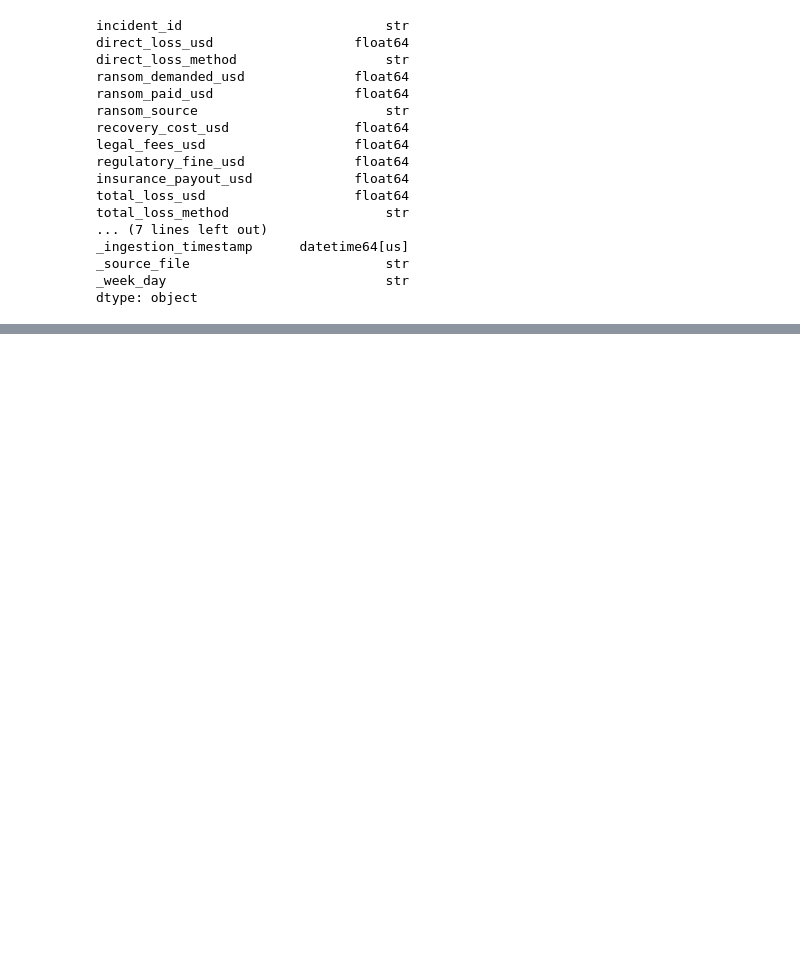
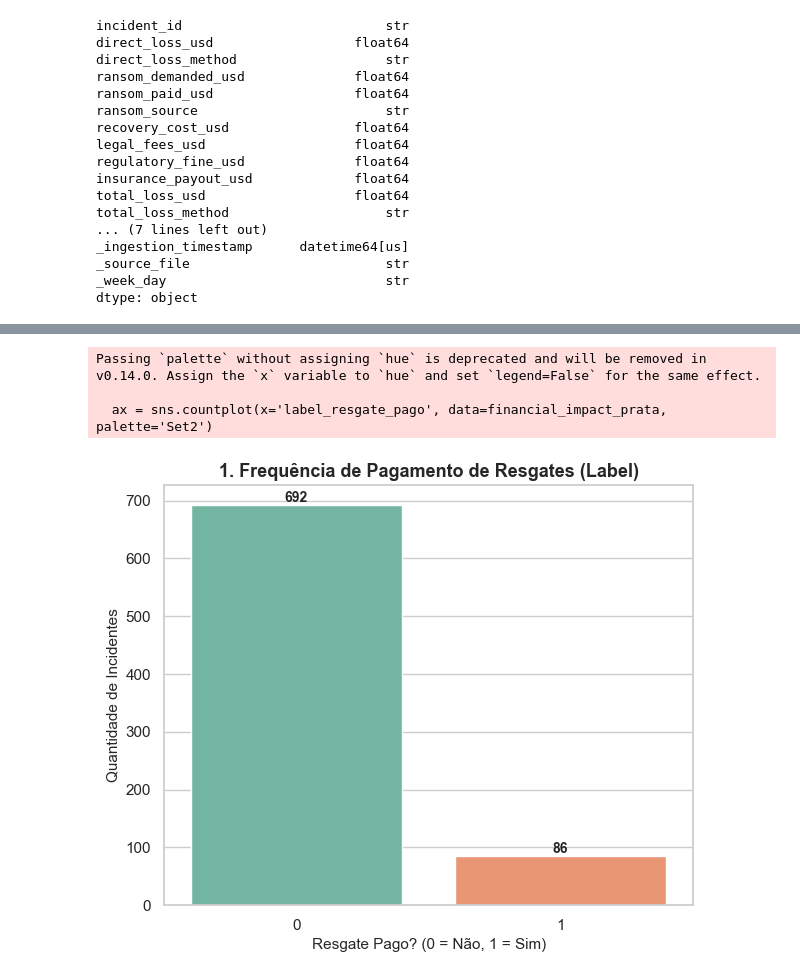
Before and after one commit to AlbertoGrey27/dataset_cyberseguran-a, a Jupyter notebook: dataset cybersecurity/financial_impact.ipynb, the cells around one changed output, grey strips where cells are left out. Cells and saved outputs as stored; diff of their text form; code cells hidden in the pictures; blank space fills up the shorter version.

Commit message:
camada prata de financial_impact finalizada

```diff
--- a/dataset cybersecurity/financial_impact.ipynb
+++ b/dataset cybersecurity/financial_impact.ipynb
@@ -163,0 +185,21 @@ financial_impact_prata.head(10)
+# %%
+colunas_financeiras = [
+        'direct_loss_usd', 'ransom_demanded_usd', 'ransom_paid_usd',
+        'recovery_cost_usd', 'legal_fees_usd', 'regulatory_fine_usd',
+        'insurance_payout_usd', 'total_loss_usd', 'total_loss_lower_bound',
+        'total_loss_upper_bound', 'inflation_adjusted_usd'
+    ]
+for col in colunas_financeiras:
+    if col in financial_impact_prata.columns:
+        financial_impact_prata[col] = financial_impact_prata[col].fillna(0.0)
+# %%
+colunas_categoricas = ['direct_loss_method', 'ransom_source', 'total_loss_method', 'cpi_index_used']
+for col in colunas_categoricas:
+    if col in financial_impact_prata.columns:
+        financial_impact_prata[col] = financial_impact_prata[col].fillna('desconhecido').str.strip().str.lower()
+# %%
+if 'notes' in financial_impact_prata.columns:
+        financial_impact_prata['notes'] = financial_impact_prata['notes'].fillna('')
+# %%
+if 'ransom_paid_usd' in financial_impact_prata.columns:
+        financial_impact_prata['label_resgate_pago'] = np.where(financial_impact_prata['ransom_paid_usd'] > 0, 1, 0)
@@ -163,0 +230,18 @@ financial_impact_prata.head(10)
+# %%
+sns.set_theme(style="whitegrid")
+plt.figure(figsize=(15, 12))
+
+plt.subplot(2, 2, 1)
+ax = sns.countplot(x='label_resgate_pago', data=financial_impact_prata, palette='Set2')
+plt.title('1. Frequência de Pagamento de Resgates (Label)', fontsize=13, fontweight='bold')
+plt.xlabel('Resgate Pago? (0 = Não, 1 = Sim)', fontsize=11)
+plt.ylabel('Quantidade de Incidentes', fontsize=11)
+
+for p in ax.patches:
+    ax.annotate(f'{int(p.get_height())}', (p.get_x() + p.get_width() / 2., p.get_height()),
+                ha='center', va='bottom', fontsize=10, fontweight='bold')
+# %% [output]
+Passing `palette` without assigning `hue` is deprecated and will be removed in v0.14.0. Assign the `x` variable to `hue` and set `legend=False` for the same effect.
+
+  ax = sns.countplot(x='label_resgate_pago', data=financial_impact_prata, palette='Set2')
+[figure, added]
```
Also changed, not shown: parts of 18 cells of this notebook, 2 other files.
